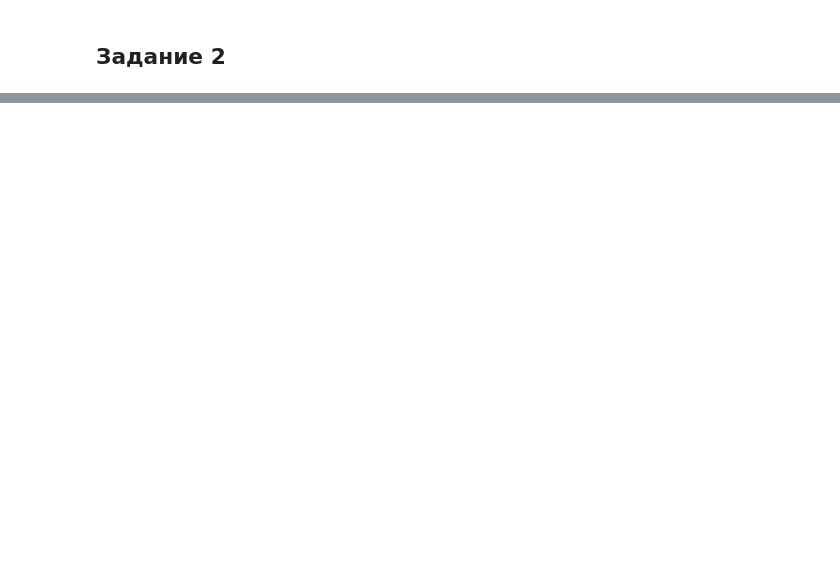
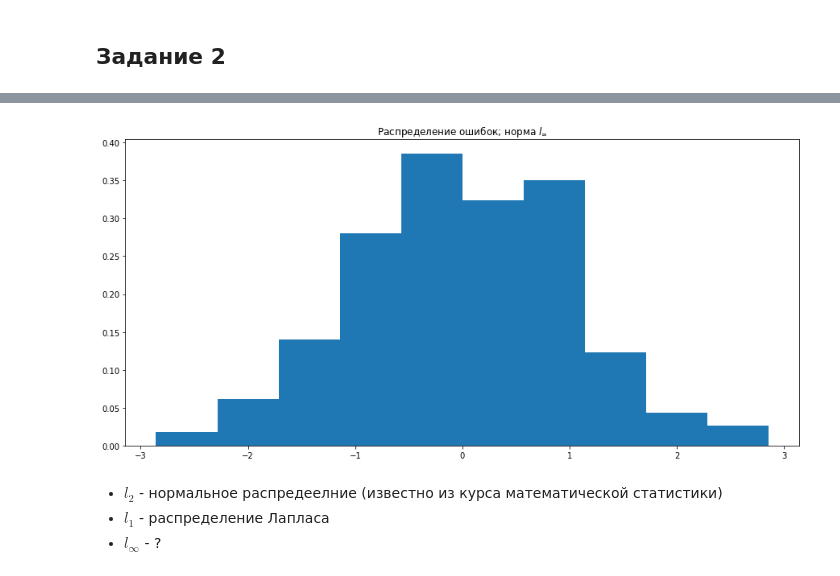
Before and after one commit to svinkapeppa/5-term, a Jupyter notebook: optimization/1.ipynb, the cells around one changed output, grey strips where cells are left out. Drawn from its saved outputs; the diff is of its cells as text; code cells hidden in the pictures; blank space fills up the shorter version.

```diff
--- a/optimization/1.ipynb
+++ b/optimization/1.ipynb
@@ -638,0 +830,17 @@ plt.show()
+# %%
+E = np.array([np.ones(200)])
+B = np.vstack((np.hstack((-E.T, A)), np.hstack((-E.T, -A))))
+b_corr = np.hstack((b, -b))
+c = -np.hstack((np.ones(1), np.zeros(3)))
+value, point, iteration = simplex(len(c), B, b_corr, c)
+x = point[-3:]
+plt.figure(figsize=(15, 7))
+plt.hist(A @ x - b, bins=10, normed=True)
+plt.title('Распределение ошибок; норма $l_{\infty}$')
+plt.show()
+# %% [output]
+[figure, added]
+# %% [markdown]
+* $l_{2}$ - нормальное распредеелние (известно из курса математической статистики)
+* $l_{1}$ - распределение Лапласа
+* $l_{\infty}$ - ?
```
Also changed, not shown: parts of 33 cells of this notebook.
